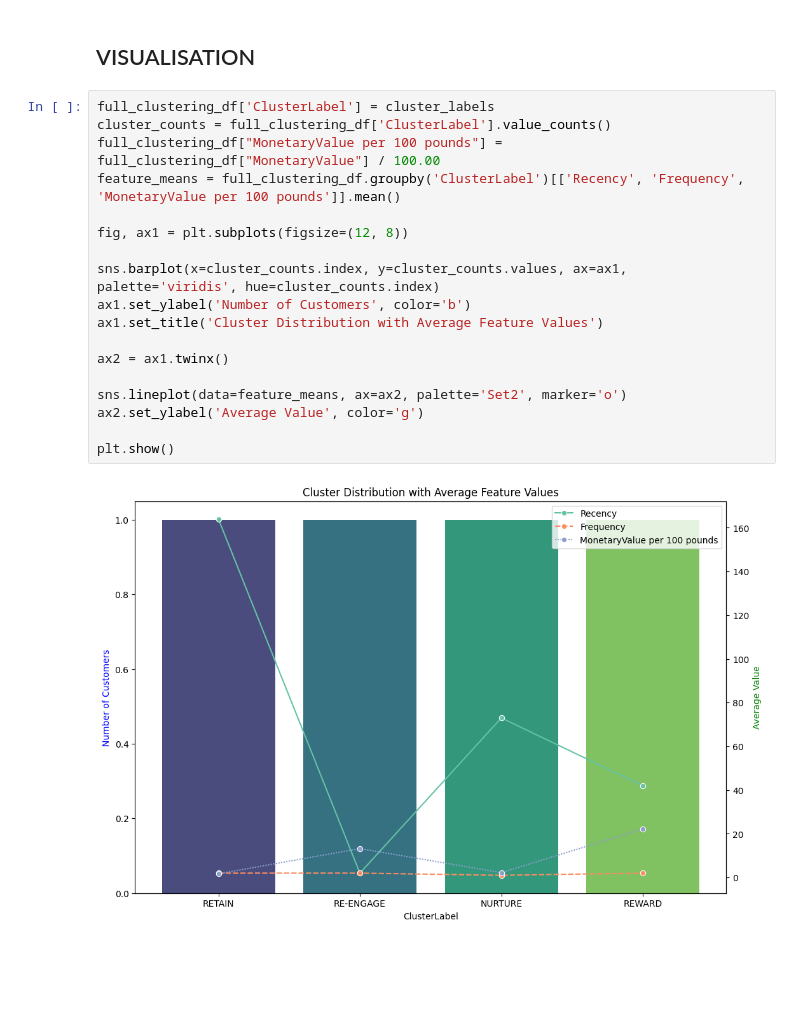
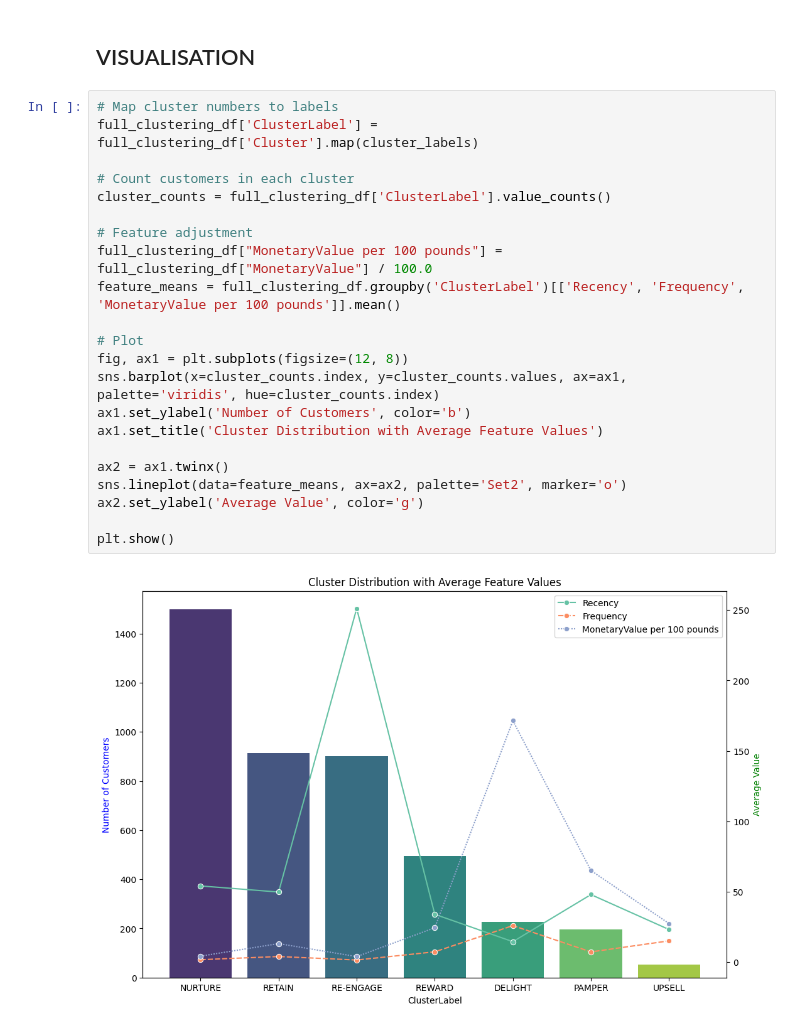
Before and after one commit to Subham-Panwar/Kmeans_clustering_project, a Jupyter notebook: main.ipynb, the cells around one changed output. Saved outputs shown, nothing was run; the diff lists cells and outputs as text; blank space fills up the shorter version.

```diff
--- a/main.ipynb
+++ b/main.ipynb
@@ -1024,22 +1024,26 @@ full_clustering_df
 # %% [markdown]
 ## VISUALISATION
 # %%
-full_clustering_df['ClusterLabel'] = cluster_labels
+# Map cluster numbers to labels
+full_clustering_df['ClusterLabel'] = full_clustering_df['Cluster'].map(cluster_labels)
+
+# Count customers in each cluster
 cluster_counts = full_clustering_df['ClusterLabel'].value_counts()
-full_clustering_df["MonetaryValue per 100 pounds"] = full_clustering_df["MonetaryValue"] / 100.00
+
+# Feature adjustment
+full_clustering_df["MonetaryValue per 100 pounds"] = full_clustering_df["MonetaryValue"] / 100.0
 feature_means = full_clustering_df.groupby('ClusterLabel')[['Recency', 'Frequency', 'MonetaryValue per 100 pounds']].mean()
 
+# Plot
 fig, ax1 = plt.subplots(figsize=(12, 8))
-
 sns.barplot(x=cluster_counts.index, y=cluster_counts.values, ax=ax1, palette='viridis', hue=cluster_counts.index)
 ax1.set_ylabel('Number of Customers', color='b')
 ax1.set_title('Cluster Distribution with Average Feature Values')
 
 ax2 = ax1.twinx()
-
 sns.lineplot(data=feature_means, ax=ax2, palette='Set2', marker='o')
 ax2.set_ylabel('Average Value', color='g')
 
 plt.show()
 # %% [output]
-[figure, old version]
+[figure, new version]
```
